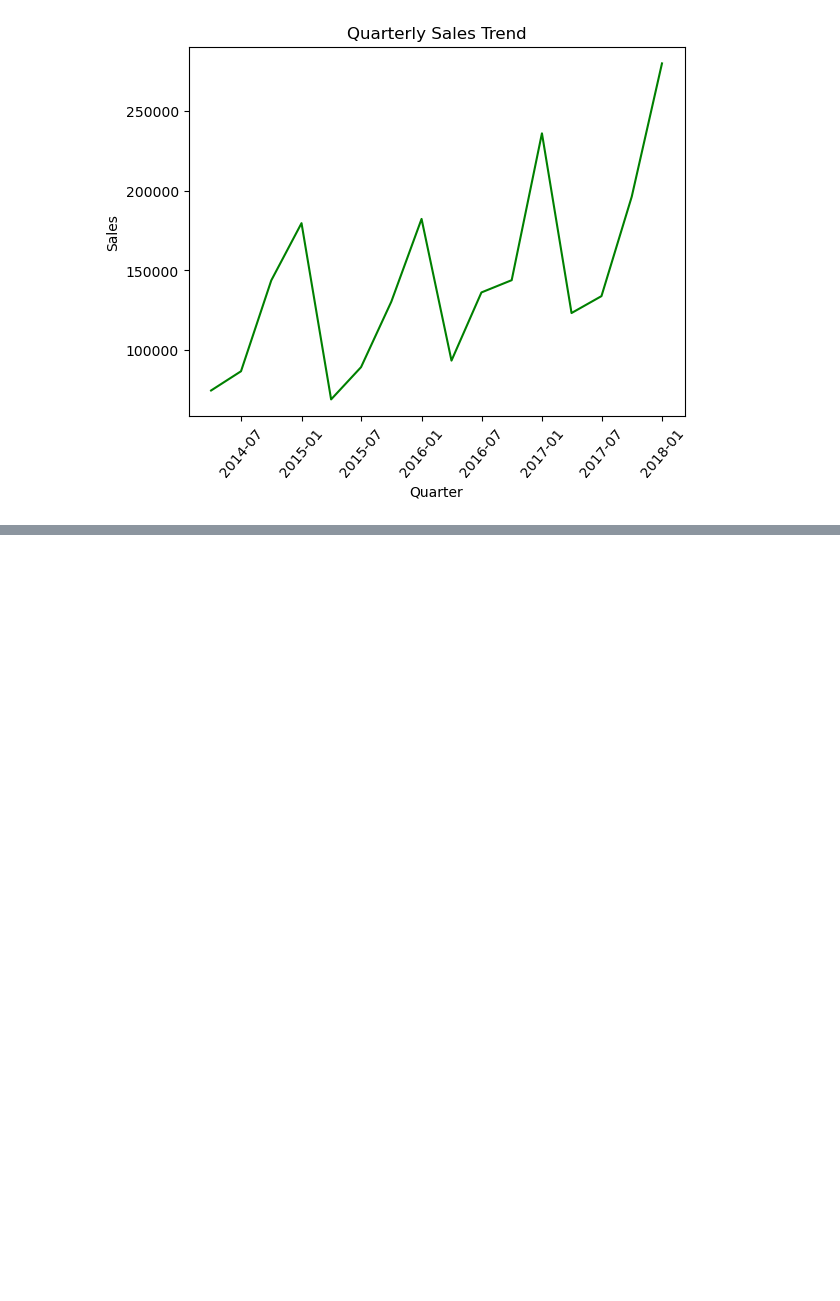
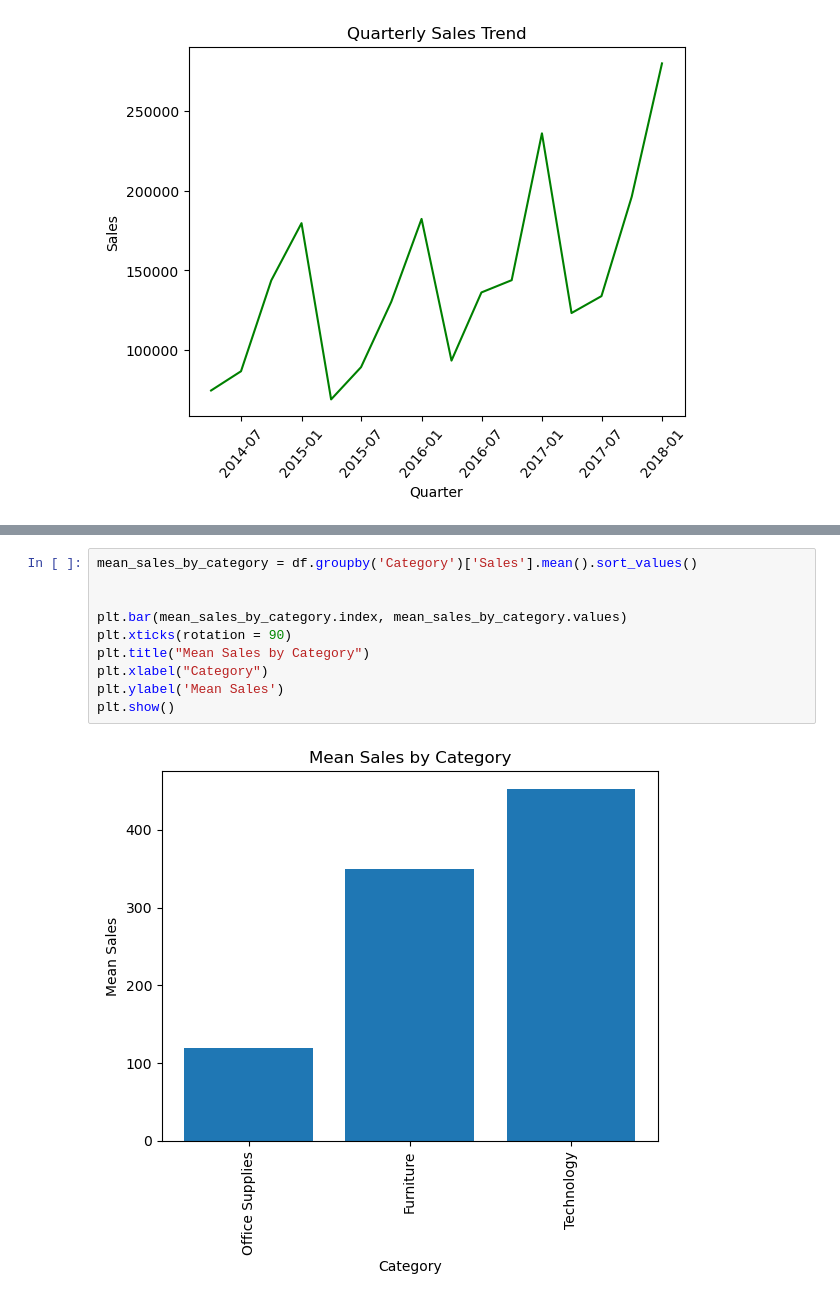
Before and after one commit to AdekanleIsrael/Analysis_With_Super_Store_Data, a Jupyter notebook: Superstore.ipynb, the cells around one changed output, grey strips where cells are left out. Drawn from its saved outputs; the diff is of its cells as text; blank space fills up the shorter version.

```diff
--- a/Superstore.ipynb
+++ b/Superstore.ipynb
@@ -363,0 +468,12 @@ plt.show()
+# %%
+mean_sales_by_category = df.groupby('Category')['Sales'].mean().sort_values()
+
+
+plt.bar(mean_sales_by_category.index, mean_sales_by_category.values)
+plt.xticks(rotation = 90)
+plt.title("Mean Sales by Category")
+plt.xlabel("Category")
+plt.ylabel('Mean Sales')
+plt.show()
+# %% [output]
+[figure, added]
```
Also changed, not shown: parts of 12 cells of this notebook.
